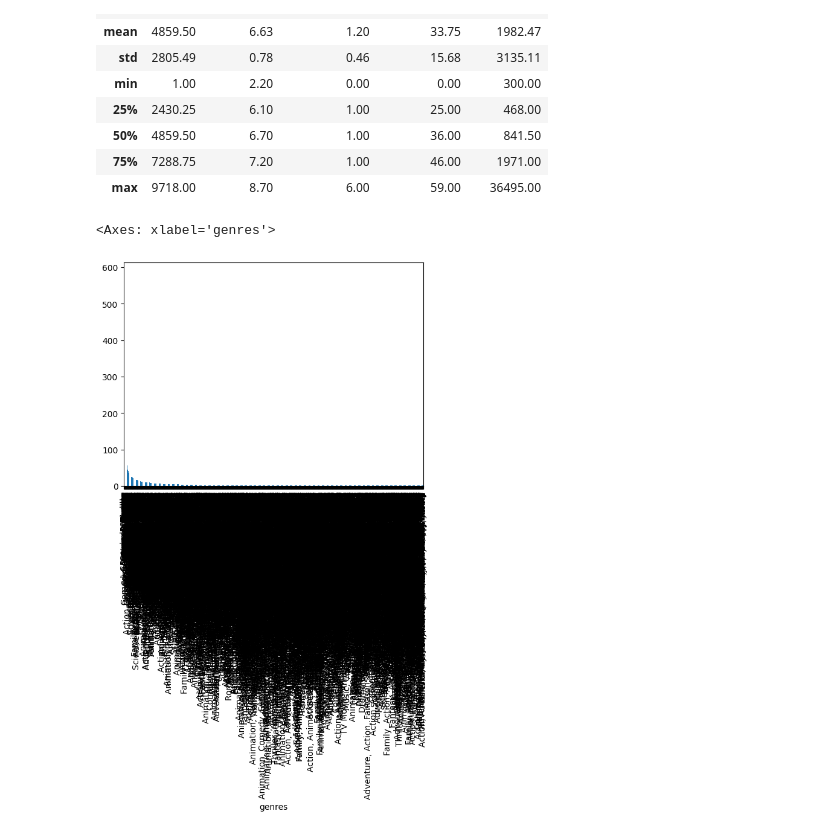
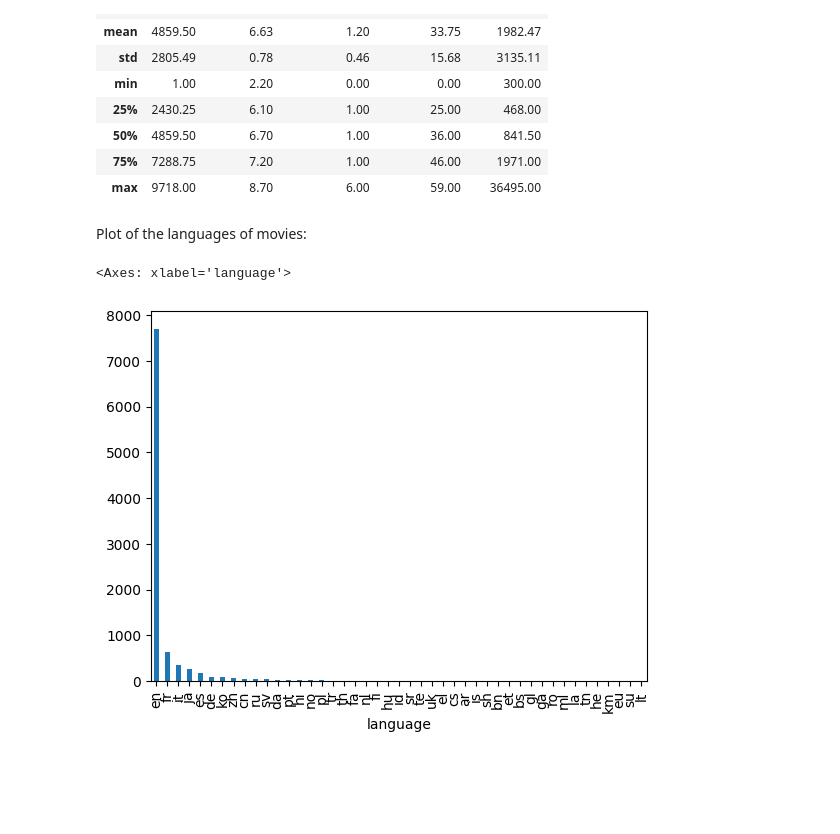
Before and after one commit to nebulos007/m2_project, a Jupyter notebook: movies.ipynb, the cells around one changed output. Drawn from its saved outputs; the diff is of its cells as text; code cells hidden in the pictures; blank space fills up the shorter version.

Commit message:
changed plot

```diff
--- a/movies.ipynb
+++ b/movies.ipynb
@@ -111,8 +115,10 @@ movies.describe()
 | 50% | 4859.50 | 6.70 | 1.00 | 36.00 | 841.50 |
 | 75% | 7288.75 | 7.20 | 1.00 | 46.00 | 1971.00 |
 | max | 9718.00 | 8.70 | 6.00 | 59.00 | 36495.00 |
+# %% [markdown]
+Plot of the languages of movies:
 # %%
-movies['genres'].value_counts().plot(kind='bar', rot=90)
+movies['language'].value_counts().plot(kind='bar', rot=90)
 # %% [output]
-<Axes: xlabel='genres'>
+<Axes: xlabel='language'>
-[figure, old version]
+[figure, new version]
```
Also changed, not shown: parts of 1 cell of this notebook.
